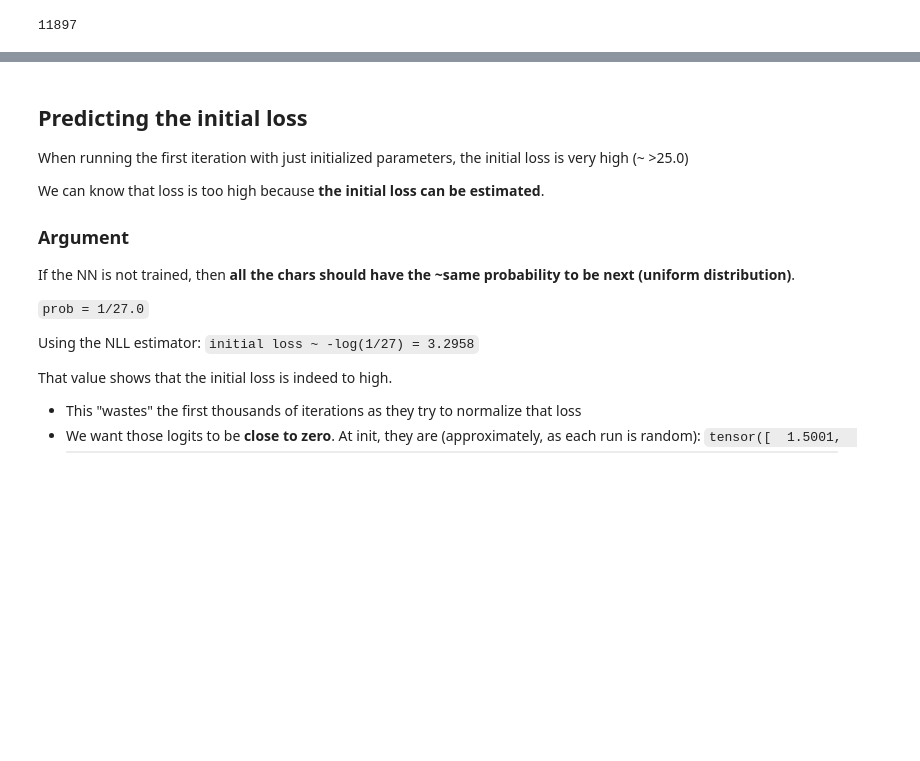
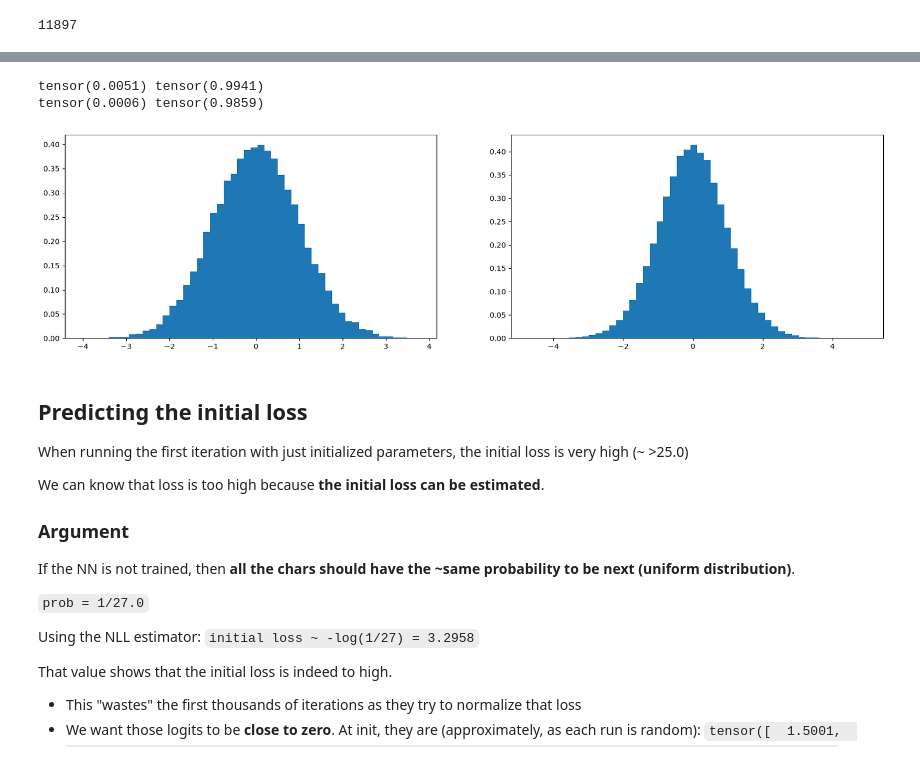
Before and after one commit to lucasmonteverdi1/makemore, a Jupyter notebook: makemore_part3.ipynb, the cells around one changed output, grey strips where cells are left out. Cells and saved outputs as stored; diff of their text form; code cells hidden in the pictures; blank space fills up the shorter version.

Commit message:
scale down weights vector to preserve gaussian behaviour

```diff
--- a/makemore_part3.ipynb
+++ b/makemore_part3.ipynb
@@ -77,3 +91,18 @@ for p in parameters:
+# %%
+x = torch.randn(1000, 30) # 1000 examples, 10-D
+w = torch.randn(30, 200) / 30**0.5 # weights. takes 10 inputs and has 200 neurons in its hidden layer
+y = x @ w
+print(x.mean(), x.std())
+print(y.mean(), y.std())
+plt.figure(figsize=(20,5))
+plt.subplot(121)
+plt.hist(x.view(-1).tolist(), 50, density=True);
+plt.subplot(122)
+plt.hist(y.view(-1).tolist(), 50, density=True);
+# %% [output]
+tensor(0.0051) tensor(0.9941)
+tensor(0.0006) tensor(0.9859)
+[figure, added]
 # %% [markdown]
 ## Predicting the initial loss
 
```
Also changed, not shown: parts of 4 cells of this notebook.
